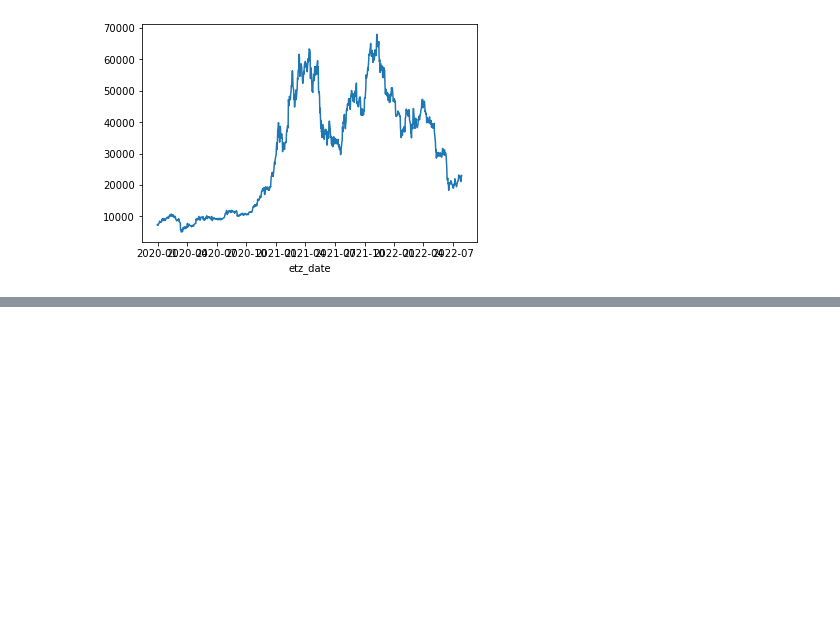
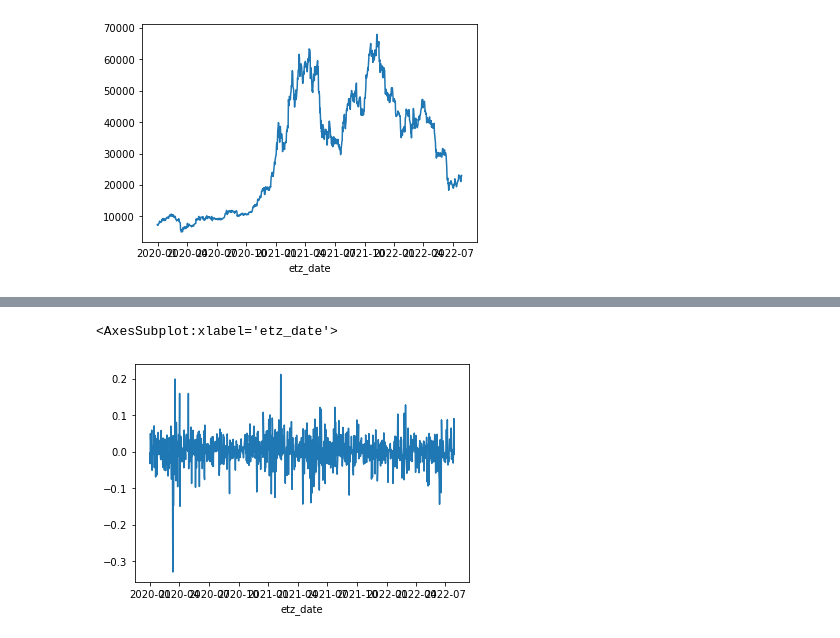
Before and after one commit to instork/EDA-exercise, a Jupyter notebook: notebooks/data_validation.ipynb, the cells around one changed output, grey strips where cells are left out. Cells and saved outputs as stored; diff of their text form; code cells hidden in the pictures; blank space fills up the shorter version.

```diff
--- a/notebooks/data_validation.ipynb
+++ b/notebooks/data_validation.ipynb
@@ -146,0 +165,5 @@ daily_btc_df.trade_price.plot()
+# %%
+daily_btc_df.log_dff_trade_price.plot()
+# %% [output]
+<AxesSubplot:xlabel='etz_date'>
+[figure, added]
```
Also changed, not shown: parts of 18 cells of this notebook, 1 other file.
